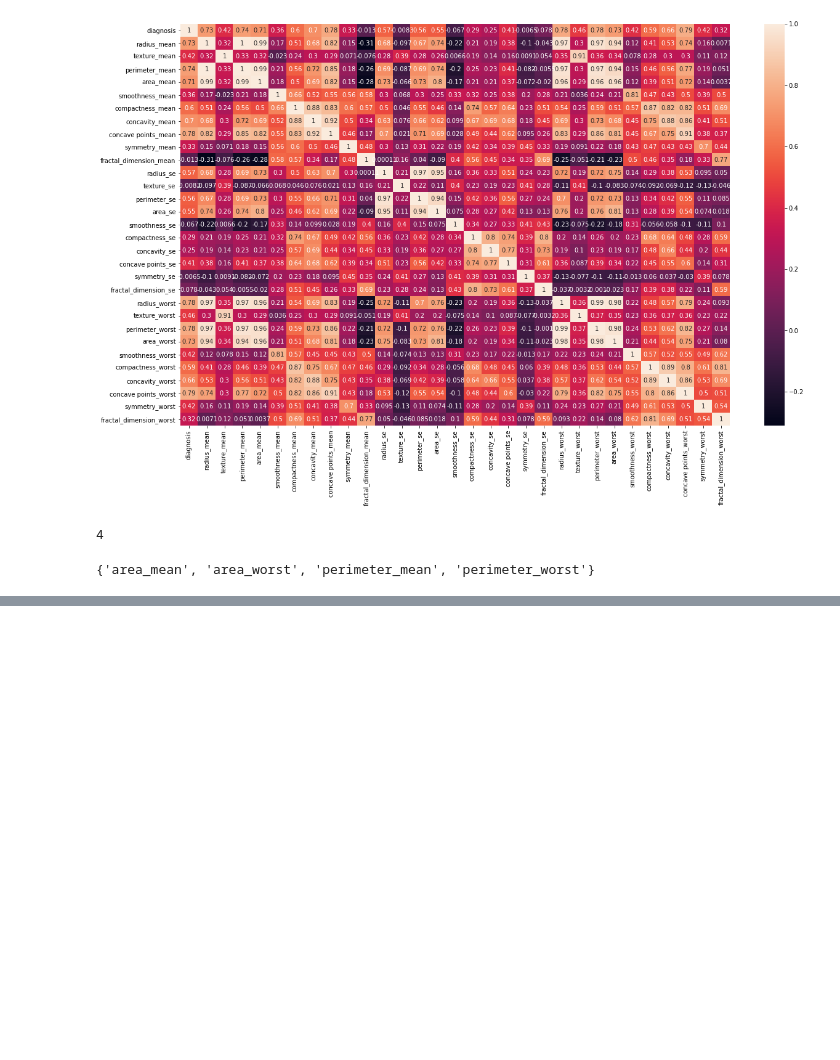
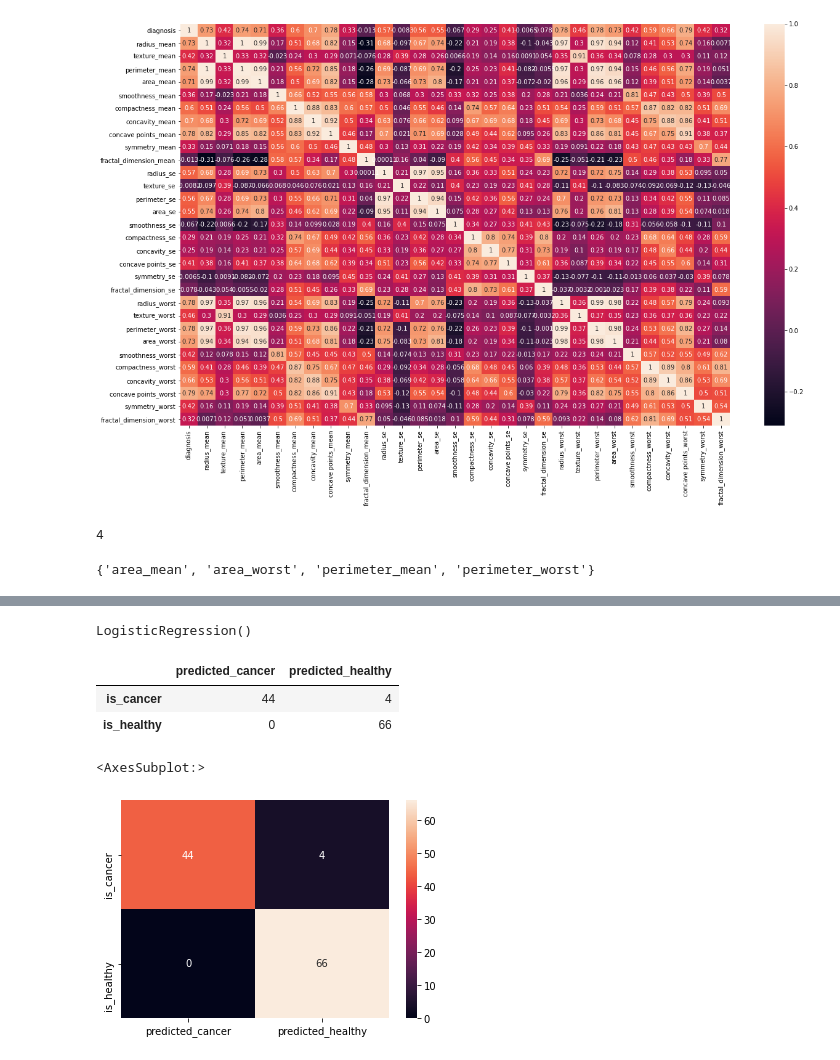
Before and after one commit to ingadanek/Cancer-Prediction, a Jupyter notebook: Untitled.ipynb, the cells around one changed output, grey strips where cells are left out. Cells and saved outputs as stored; diff of their text form; code cells hidden in the pictures; blank space fills up the shorter version.

```diff
--- a/Untitled.ipynb
+++ b/Untitled.ipynb
@@ -116,0 +195,23 @@ X_train.shape, X_test.shape, y_train.shape, y_test.shape
+# %%
+from sklearn.linear_model import LogisticRegression
+model = LogisticRegression()
+# %%
+model.fit(X_train, y_train)
+# %% [output]
+LogisticRegression()
+# %%
+y_pred = model.predict(X_test)
+# %%
+cm = np.array(confusion_matrix(y_test, y_pred, labels=[1,0]))
+confusion = pd.DataFrame(cm, index=['is_cancer', 'is_healthy'],
+                         columns=['predicted_cancer','predicted_healthy'])
+confusion
+# %% [output]
+|  | predicted_cancer | predicted_healthy |
+| is_cancer | 44 | 4 |
+| is_healthy | 0 | 66 |
+# %%
+sns.heatmap(confusion, annot=True)
+# %% [output]
+<AxesSubplot:>
+[figure, added]
```
Also changed, not shown: parts of 18 cells of this notebook.
